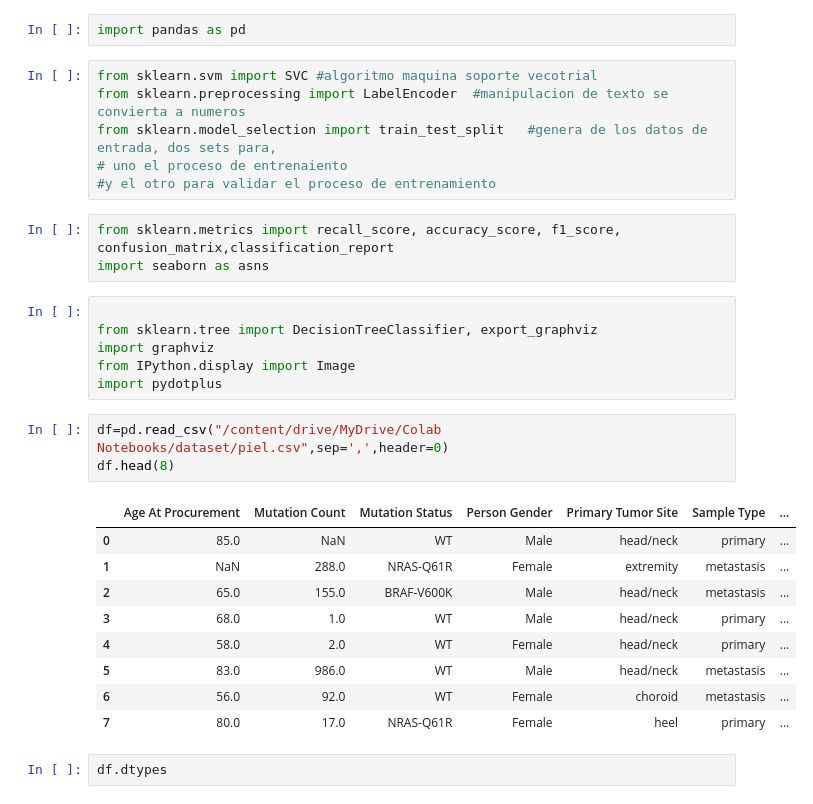
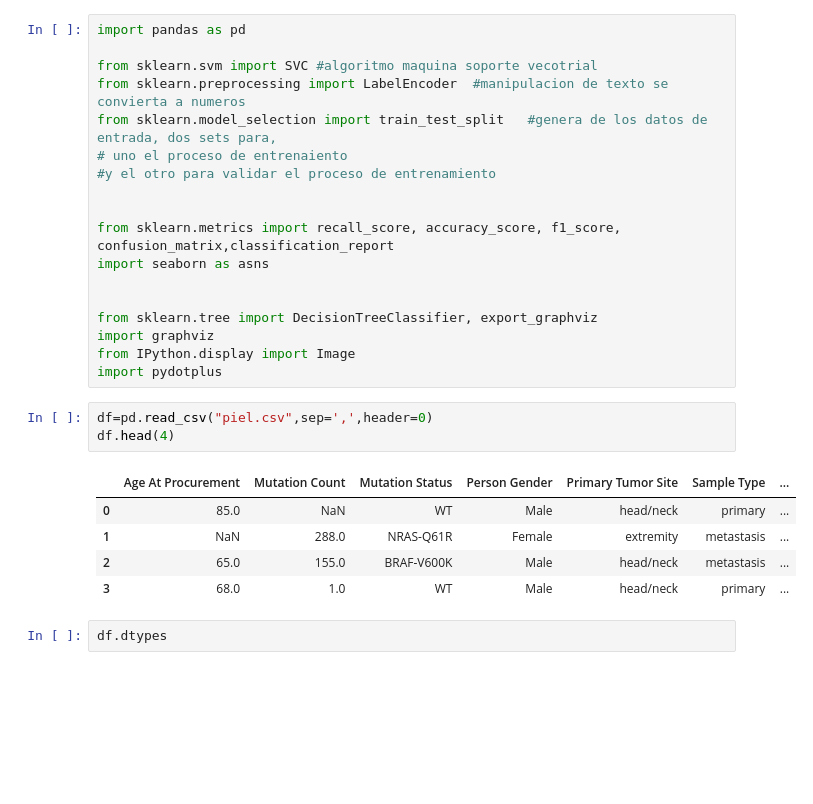
Before and after one commit to xexeyt5/trabajos-ciencia-de-datos, a Jupyter notebook: piel.ipynb, the cells around one changed output. Drawn from its saved outputs; the diff is of its cells as text; blank space fills up the shorter version.

```diff
--- a/piel.ipynb
+++ b/piel.ipynb
@@ -1,33 +1,30 @@
-# %%
-import pandas as pd
 # %%
+import pandas as pd
+
 from sklearn.svm import SVC #algoritmo maquina soporte vecotrial
 from sklearn.preprocessing import LabelEncoder  #manipulacion de texto se convierta a numeros
 from sklearn.model_selection import train_test_split   #genera de los datos de entrada, dos sets para,
 # uno el proceso de entrenaiento
 #y el otro para validar el proceso de entrenamiento
+
+
+from sklearn.metrics import recall_score, accuracy_score, f1_score, confusion_matrix,classification_report
+import seaborn as asns
+
+
+from sklearn.tree import DecisionTreeClassifier, export_graphviz
+import graphviz
+from IPython.display import Image
+import pydotplus
-# %%
-from sklearn.metrics import recall_score, accuracy_score, f1_score, confusion_matrix,classification_report
-import seaborn as asns
-# %%
-
-from sklearn.tree import DecisionTreeClassifier, export_graphviz
-import graphviz
-from IPython.display import Image
-import pydotplus
 # %%
-df=pd.read_csv("/content/drive/MyDrive/Colab Notebooks/dataset/piel.csv",sep=',',header=0)
-df.head(8)
+df=pd.read_csv("piel.csv",sep=',',header=0)
+df.head(4)
 # %% [output]
 |  | Age At Procurement | Mutation Count | Mutation Status | Person Gender | Primary Tumor Site | Sample Type | ... |
 | 0 | 85.0 | NaN | WT | Male | head/neck | primary | ... |
 | 1 | NaN | 288.0 | NRAS-Q61R | Female | extremity | metastasis | ... |
 | 2 | 65.0 | 155.0 | BRAF-V600K | Male | head/neck | metastasis | ... |
 | 3 | 68.0 | 1.0 | WT | Male | head/neck | primary | ... |
-| 4 | 58.0 | 2.0 | WT | Female | head/neck | primary | ... |
-| 5 | 83.0 | 986.0 | WT | Male | head/neck | metastasis | ... |
-| 6 | 56.0 | 92.0 | WT | Female | choroid | metastasis | ... |
-| 7 | 80.0 | 17.0 | NRAS-Q61R | Female | heel | primary | ... |
 # %%
 df.dtypes
 # %% [output]
```
Also changed, not shown: parts of 6 cells of this notebook, 1 other file.
